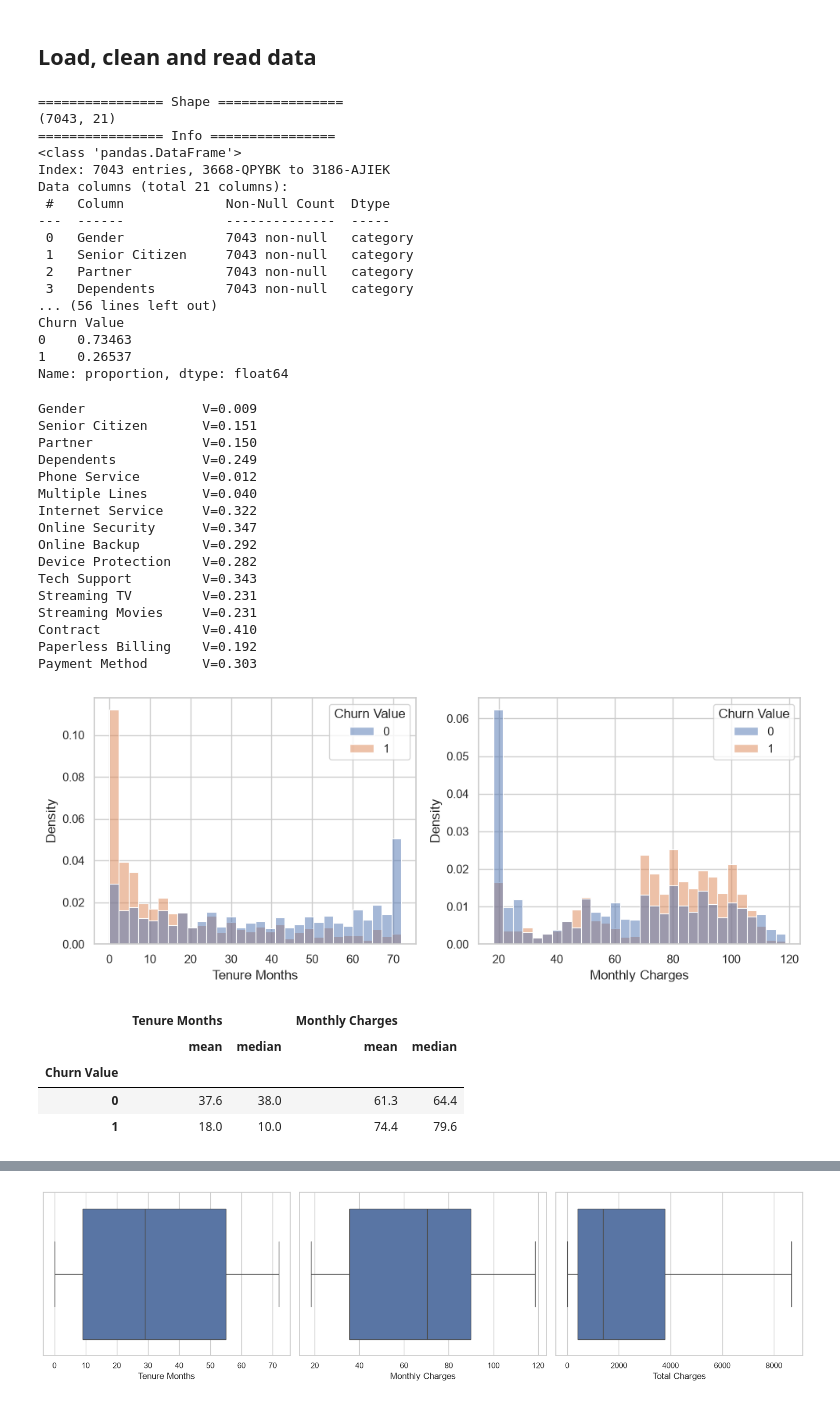
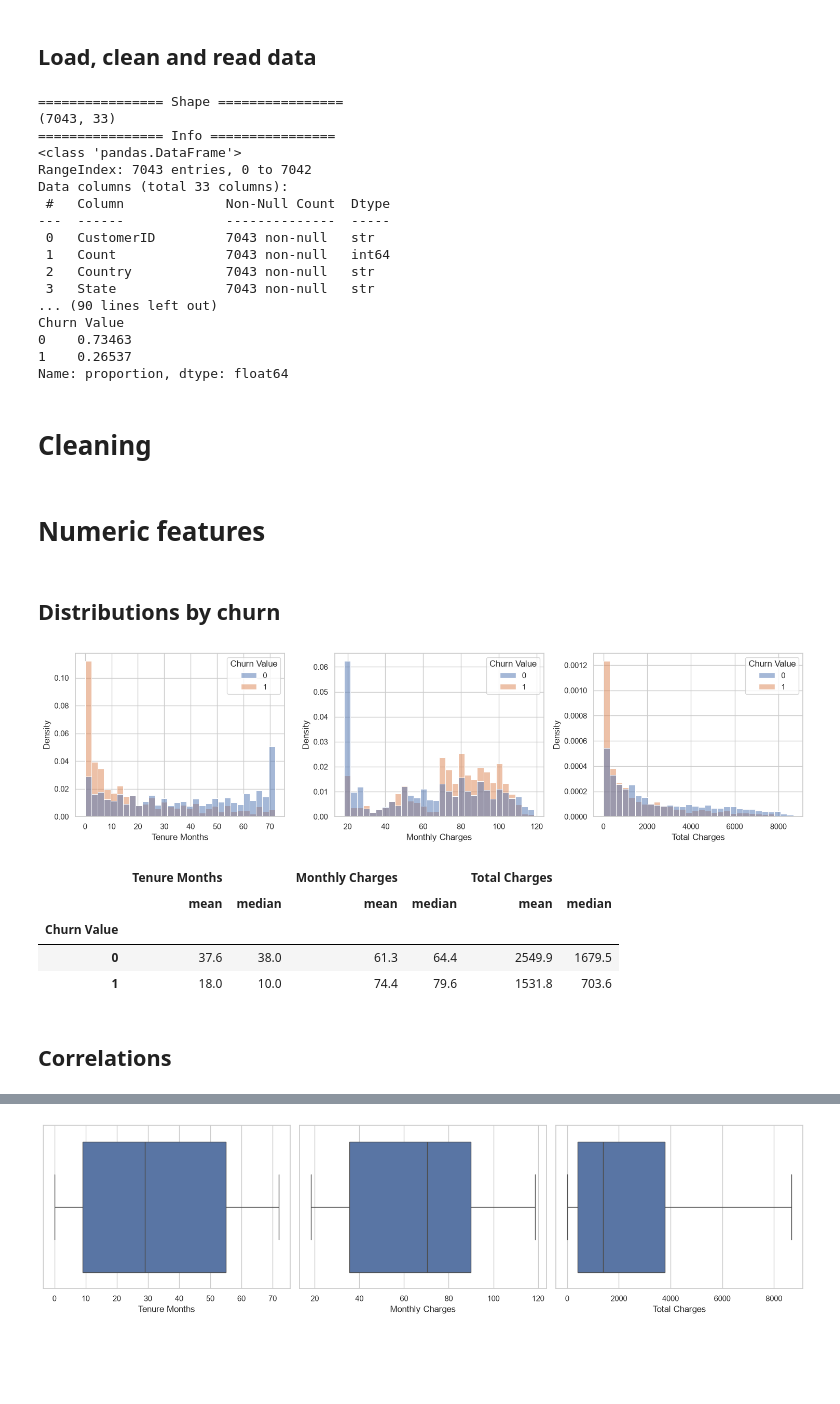
Before and after one commit to LV-Engineer/Churn-Prediction, a Jupyter notebook: notebooks/01_eda.ipynb, the cells around one changed output, grey strips where cells are left out. Cells and saved outputs as stored; diff of their text form; code cells hidden in the pictures; blank space fills up the shorter version.

Commit message:
feat: add numeric and cateforical EDA with conclusions

```diff
--- a/notebooks/01_eda.ipynb
+++ b/notebooks/01_eda.ipynb
@@ -16,7 +16,7 @@ pd.set_option("display.max_columns", 50)
 # %% [markdown]
 ## Load, clean and read data
 # %%
-df = clean(load_raw(RAW_PATH))
+df = load_raw(RAW_PATH)
 
 print("================ Shape ================")
 print(df.shape)
@@ -37,58 +37,46 @@ print("================ Target imbalance ================")
 print(df[TARGET].value_counts(normalize=True))
 # %% [output]
 ================ Shape ================
-(7043, 21)
+(7043, 33)
 ================ Info ================
 <class 'pandas.DataFrame'>
-Index: 7043 entries, 3668-QPYBK to 3186-AJIEK
-Data columns (total 21 columns):
+RangeIndex: 7043 entries, 0 to 7042
+Data columns (total 33 columns):
  #   Column             Non-Null Count  Dtype
 ---  ------             --------------  -----
- 0   Gender             7043 non-null   category
- 1   Senior Citizen     7043 non-null   category
- 2   Partner            7043 non-null   category
- 3   Dependents         7043 non-null   category
-... (56 lines left out)
+ 0   CustomerID         7043 non-null   str
+ 1   Count              7043 non-null   int64
+ 2   Country            7043 non-null   str
+ 3   State              7043 non-null   str
+... (90 lines left out)
 Churn Value
 0    0.73463
 1    0.26537
 Name: proportion, dtype: float64
-# %%
-for col in CAT_COLS:
-    v = association(pd.crosstab(df[col], df[TARGET]), method="cramer")
-    print(f"{col:20s} V={v:.3f}")
-# %% [output]
-Gender               V=0.009
-Senior Citizen       V=0.151
-Partner              V=0.150
-Dependents           V=0.249
-Phone Service        V=0.012
-Multiple Lines       V=0.040
-Internet Service     V=0.322
-Online Security      V=0.347
-Online Backup        V=0.292
-Device Protection    V=0.282
-Tech Support         V=0.343
-Streaming TV         V=0.231
-Streaming Movies     V=0.231
-Contract             V=0.410
-Paperless Billing    V=0.192
-Payment Method       V=0.303
+# %% [markdown]
+# Cleaning
+# %%
+df = clean(df)
+# %% [markdown]
+# Numeric features
+# %% [markdown]
+## Distributions by churn
 # %%
-num_cols = ["Tenure Months", "Monthly Charges"]
 
-fig, axes = plt.subplots(1, 2, figsize=(10, 4))
-for ax, col in zip(axes, num_cols):
+fig, axes = plt.subplots(1, 3, figsize=(15, 4))
+for ax, col in zip(axes, NUM_COLS):
     sns.histplot(data=df, x=col, hue=TARGET, bins=30, stat='density', common_norm=False, ax=ax)
 plt.tight_layout()
 plt.show()
 
-df.groupby(TARGET)[num_cols].agg(["mean", "median"]).round(1)
+df.groupby(TARGET)[NUM_COLS].agg(["mean", "median"]).round(1)
 # %% [output]
-[figure, old version]
+[figure, new version]
-|  | Tenure Months |  | Monthly Charges |  |
-|  | mean | median | mean | median |
-| Churn Value |  |  |  |  |
-| 0 | 37.6 | 38.0 | 61.3 | 64.4 |
-| 1 | 18.0 | 10.0 | 74.4 | 79.6 |
+|  | Tenure Months |  | Monthly Charges |  | Total Charges |  |
+|  | mean | median | mean | median | mean | median |
+| Churn Value |  |  |  |  |  |  |
+| 0 | 37.6 | 38.0 | 61.3 | 64.4 | 2549.9 | 1679.5 |
+| 1 | 18.0 | 10.0 | 74.4 | 79.6 | 1531.8 | 703.6 |
+# %% [markdown]
+## Correlations
 # %%
```
Also changed, not shown: parts of 8 cells of this notebook.
